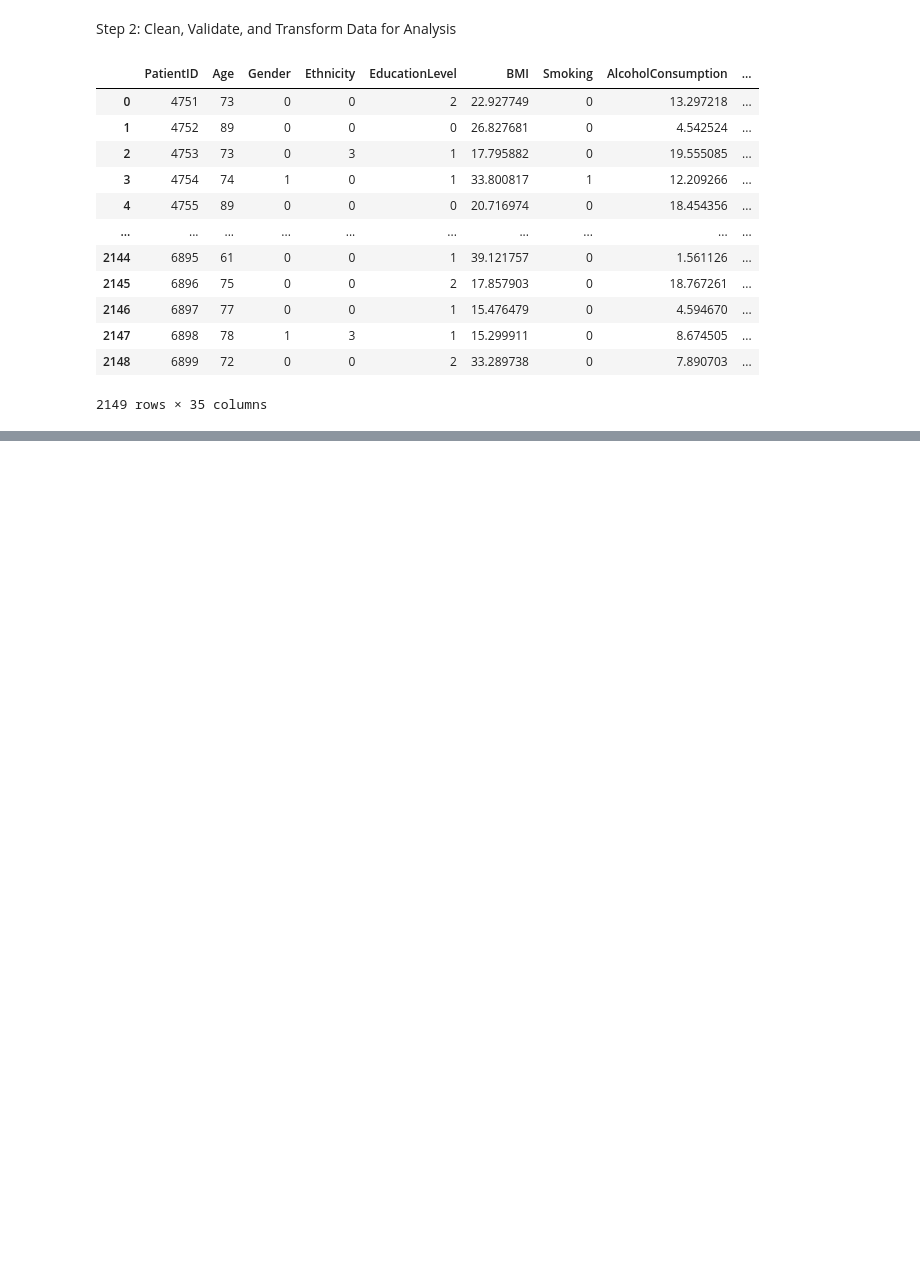
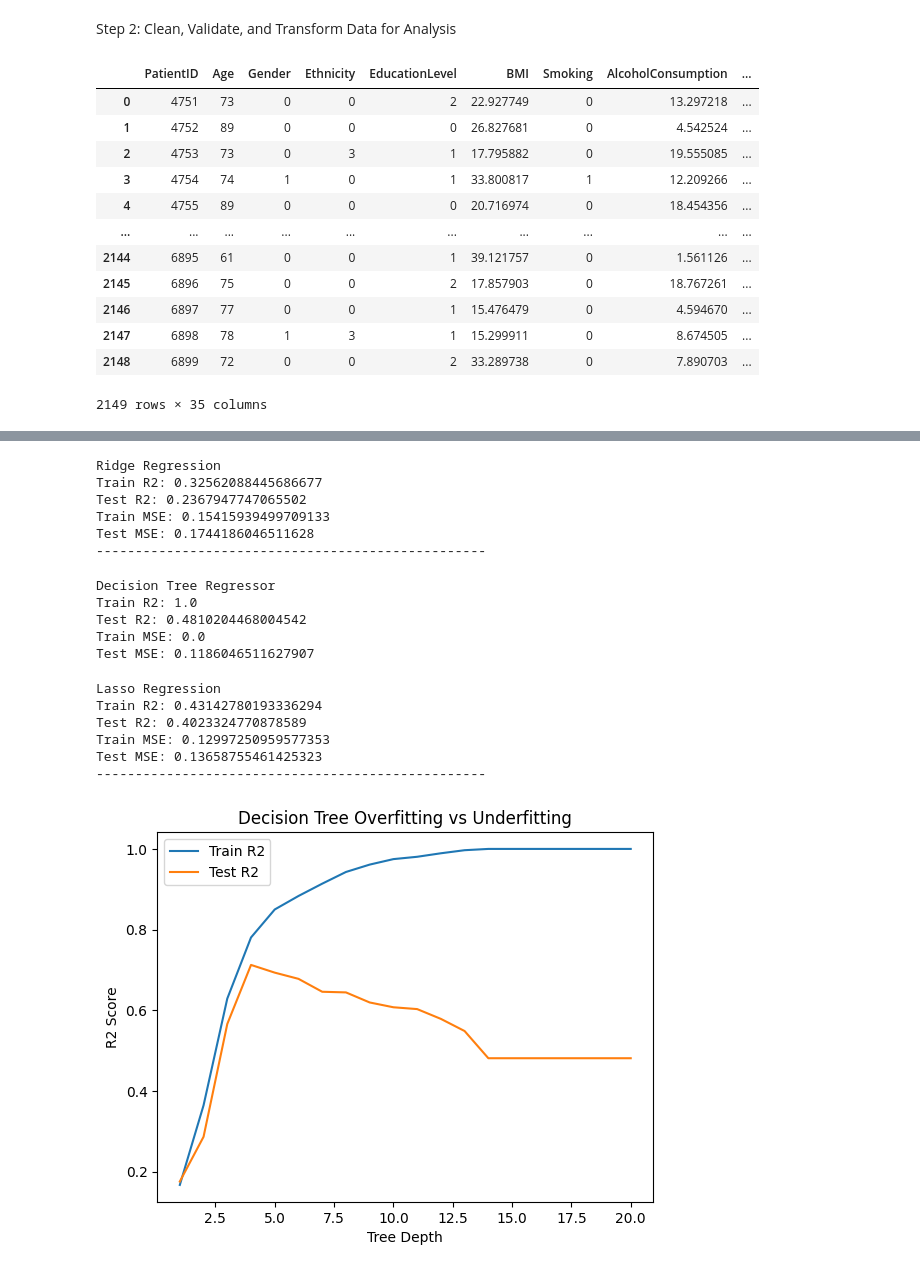
Before and after one commit to sanodyaJinadasa/alzheimers-ml-detection-model, a Jupyter notebook: analyz.ipynb, the cells around one changed output, grey strips where cells are left out. Saved outputs shown, nothing was run; the diff lists cells and outputs as text; code cells hidden in the pictures; blank space fills up the shorter version.

```diff
--- a/analyz.ipynb
+++ b/analyz.ipynb
@@ -31,0 +345,77 @@ df
+# %%
+y_train_pred = ridge_model.predict(X_train)
+y_test_pred = ridge_model.predict(X_test)
+
+print("Ridge Regression")
+print("Train R2:", r2_score(y_train, y_train_pred))
+print("Test R2:", r2_score(y_test, y_test_pred))
+print("Train MSE:", mean_squared_error(y_train, y_train_pred))
+print("Test MSE:", mean_squared_error(y_test, y_test_pred))
+print("-"*50)
+# %% [output]
+Ridge Regression
+Train R2: 0.32562088445686677
+Test R2: 0.2367947747065502
+Train MSE: 0.15415939499709133
+Test MSE: 0.1744186046511628
+--------------------------------------------------
+# %%
+dt = DecisionTreeRegressor(max_depth=None, random_state=42)  # start with full depth
+dt.fit(X_train, y_train)
+
+y_train_pred = dt.predict(X_train)
+y_test_pred = dt.predict(X_test)
+
+print("Decision Tree Regressor")
+print("Train R2:", r2_score(y_train, y_train_pred))
+print("Test R2:", r2_score(y_test, y_test_pred))
+print("Train MSE:", mean_squared_error(y_train, y_train_pred))
+print("Test MSE:", mean_squared_error(y_test, y_test_pred))
+# %% [output]
+Decision Tree Regressor
+Train R2: 1.0
+Test R2: 0.4810204468004542
+Train MSE: 0.0
+Test MSE: 0.1186046511627907
+# %%
+lasso = Lasso(alpha=0.01)
+lasso.fit(X_train, y_train)
+
+y_train_pred = lasso.predict(X_train)
+y_test_pred = lasso.predict(X_test)
+
+print("Lasso Regression")
+print("Train R2:", r2_score(y_train, y_train_pred))
+print("Test R2:", r2_score(y_test, y_test_pred))
+print("Train MSE:", mean_squared_error(y_train, y_train_pred))
+print("Test MSE:", mean_squared_error(y_test, y_test_pred))
+print("-"*50)
+# %% [output]
+Lasso Regression
+Train R2: 0.43142780193336294
+Test R2: 0.4023324770878589
+Train MSE: 0.12997250959577353
+Test MSE: 0.13658755461425323
+--------------------------------------------------
+# %%
+train_scores = []
+test_scores = []
+depths = range(1, 21)
+
+for d in depths:
+    dt = DecisionTreeRegressor(max_depth=d, random_state=42)
+    dt.fit(X_train, y_train)
+    train_scores.append(r2_score(y_train, dt.predict(X_train)))
+    test_scores.append(r2_score(y_test, dt.predict(X_test)))
+
+import matplotlib.pyplot as plt
+
+plt.plot(depths, train_scores, label="Train R2")
+plt.plot(depths, test_scores, label="Test R2")
+plt.xlabel("Tree Depth")
+plt.ylabel("R2 Score")
+plt.title("Decision Tree Overfitting vs Underfitting")
+plt.legend()
+plt.show()
+# %% [output]
+[figure, added]
```
Also changed, not shown: parts of 34 cells of this notebook.
